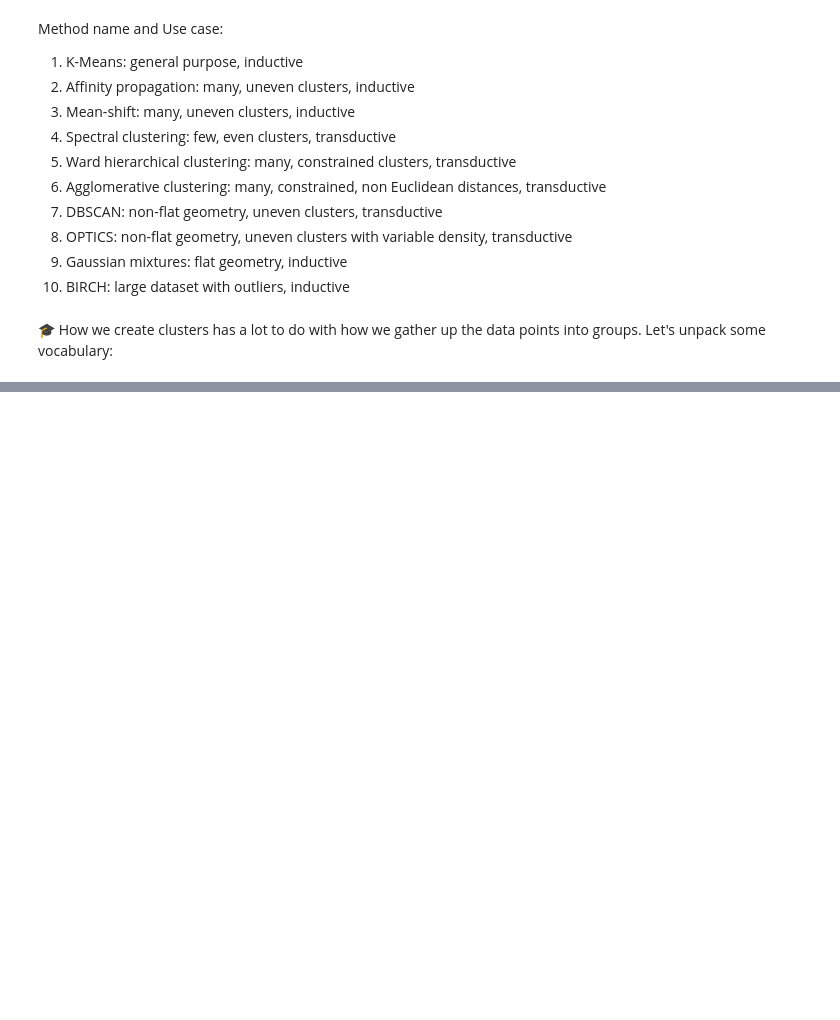
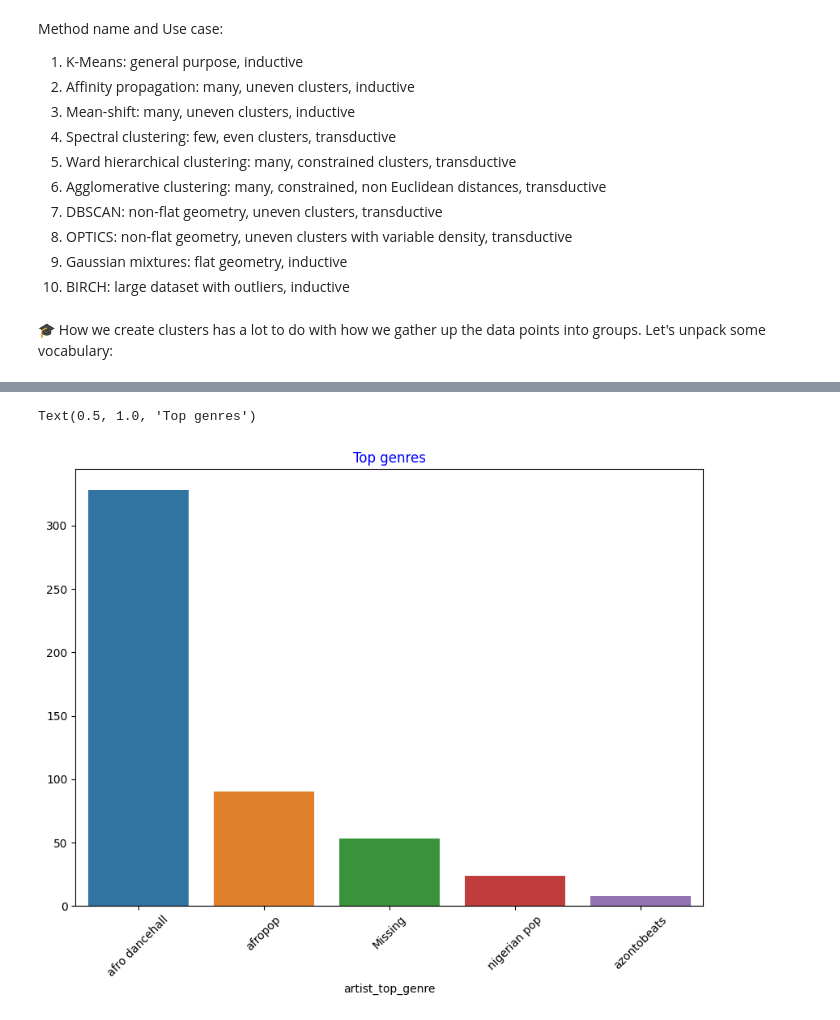
Before and after one commit to khalidassalafy/ArewaDS-Machine-Learning-Assignments, a Jupyter notebook: Week_06/lesson_01.ipynb, the cells around one changed output, grey strips where cells are left out. Cells and saved outputs as stored; diff of their text form; code cells hidden in the pictures; blank space fills up the shorter version.

```diff
--- a/Week_06/lesson_01.ipynb
+++ b/Week_06/lesson_01.ipynb
@@ -38,0 +87,6 @@ Method name and	Use case:
+# %%
+import matplotlib.pyplot as plt
+import pandas as pd
+
+df = pd.read_csv("data/nigerian-songs.csv")
+df.head()
@@ -38,0 +166,9 @@ Method name and	Use case:
+# %%
+top = df['artist_top_genre'].value_counts()
+plt.figure(figsize=(10,7))
+sns.barplot(x=top[:5].index,y=top[:5].values)
+plt.xticks(rotation=45)
+plt.title('Top genres',color = 'blue')
+# %% [output]
+Text(0.5, 1.0, 'Top genres')
+[figure, added]
```
Also changed, not shown: parts of 36 cells of this notebook, 1 other file.
